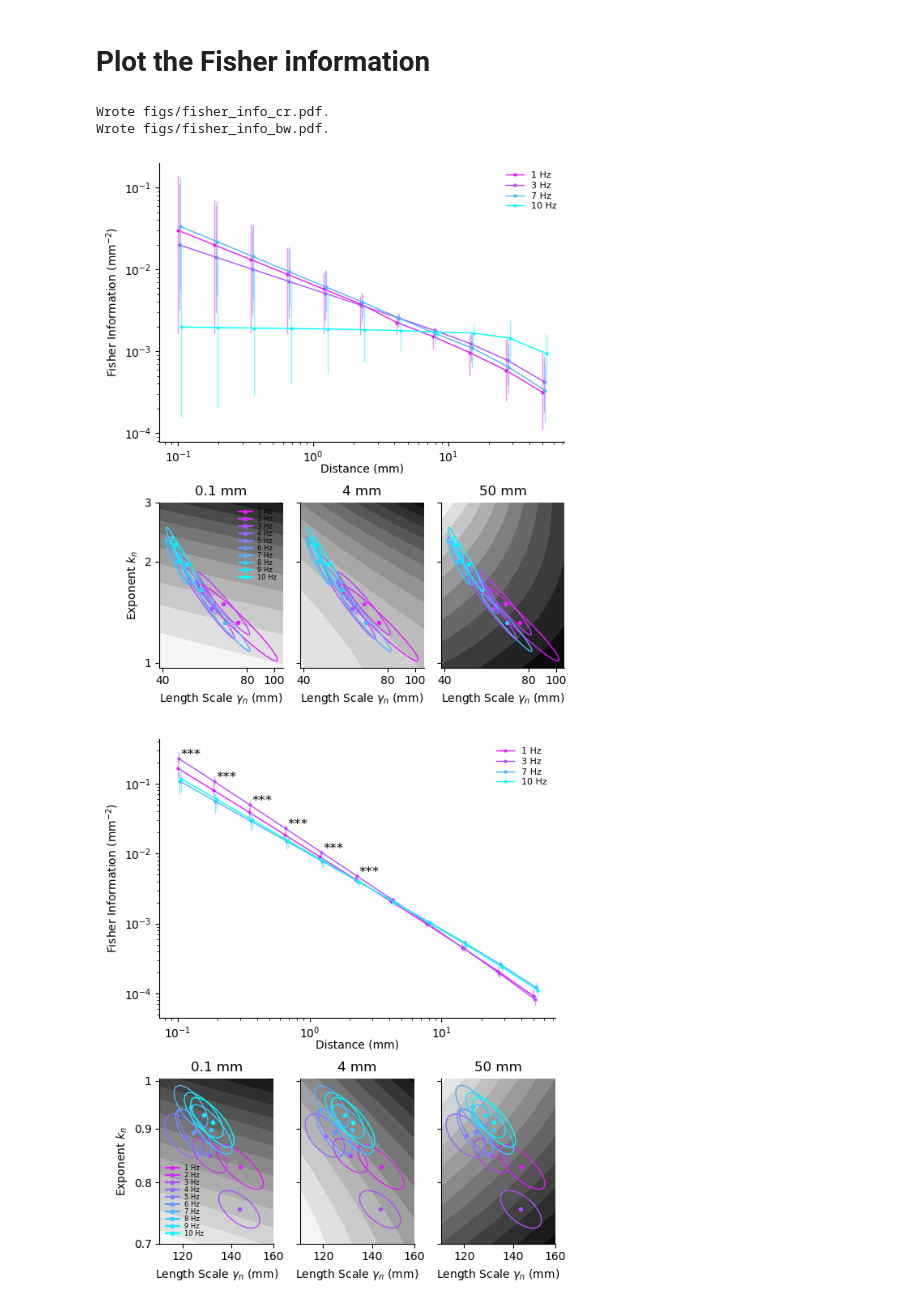
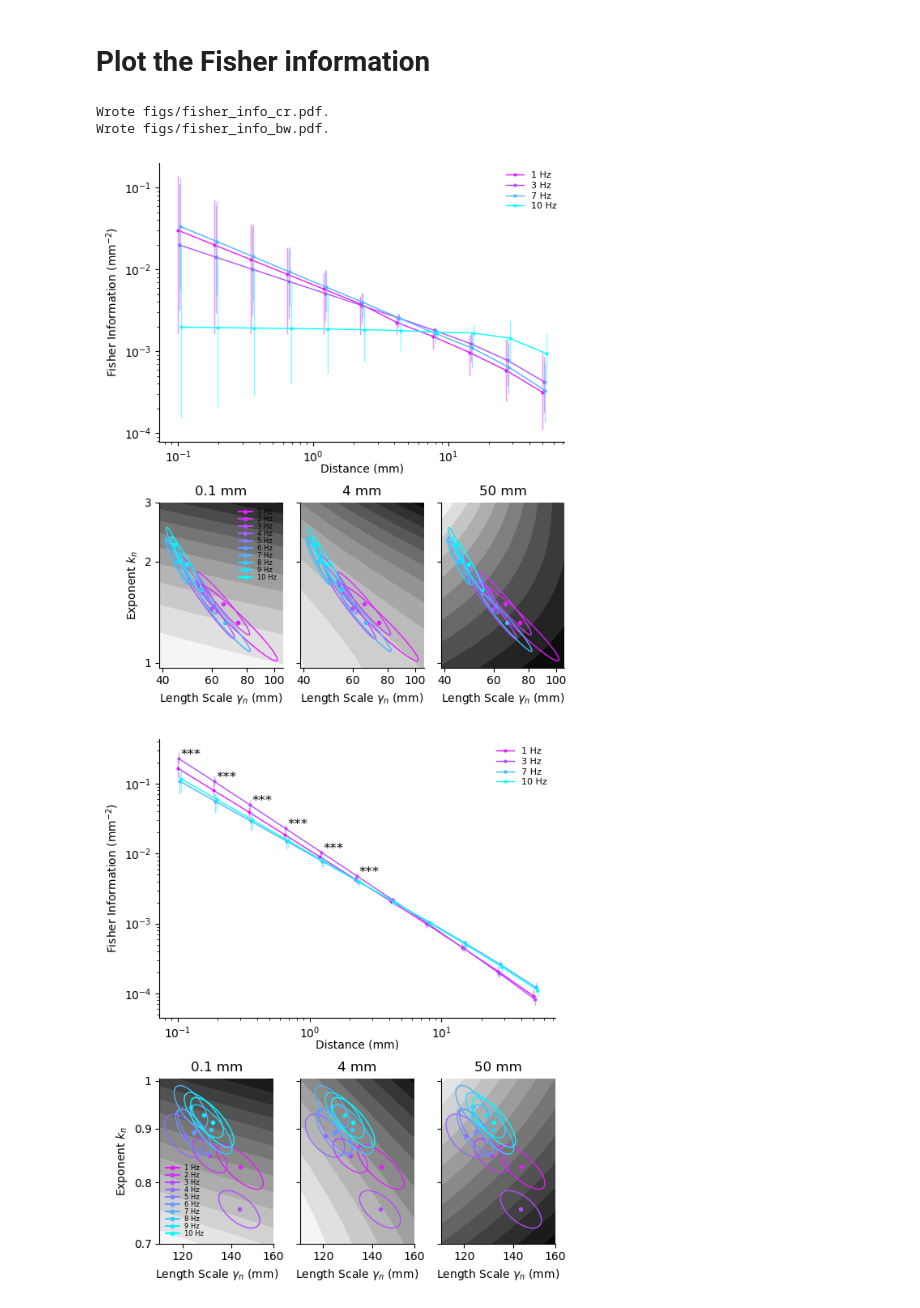
Before and after one commit to stootoon/fisher-plumes, a Jupyter notebook: make_figs.ipynb, the cells around one changed output. Drawn from its saved outputs; the diff is of its cells as text; code cells hidden in the pictures.

```diff
--- a/make_figs.ipynb
+++ b/make_figs.ipynb
@@ -154,6 +154,8 @@ Wrote figs/plumes_demo_cr.pdf.
 # %%
 reload(fpf)
 for k, F in data.items():
+    print(k)
+    sys.stdout.flush()
     if k in "bw":
         which_freqs = [1,3,7,10]
         labs = [f"{f} Hz" for f in which_freqs]
@@ -173,4 +175,5 @@ for k, F in data.items():
         ax = fpf.plot_correlations(F.rho, xl = (0, 120), slices=slices, cols=cols, n_rows = 2, plot_order = ["All"] + labs)
         [(axi.set_xlabel("Intersource distance (mm)"), axi.set_xlim(0,101), axi.set_xticks(arange(0,101,50))) for axi in ax]
         file_name = f"figs/corr_components_{k}.pdf"
+        PLOT and (savefig(file_name, bbox_inches='tight'), print(f"Wrote {file_name}."))
 # %% [output]
@@ -264,26 +270,26 @@ Wrote figs/la_vs_s_fits_bw.pdf.
 # Plot the Fisher information
 # %%
 reload(fpf)
-xtp["cr"] = [40,80,100]
+xtp["cr"] = [40,60,80,100]
 for k, F in data.items():
     figure(figsize=(6,7))
     fpf.plot_fisher_information(F,
                                 d_lim=[1,10000],
                                 d_range = [100,50000],
                                 d_scale = 1000,
                                 d_vals = np.array([0.1,4,50])*1000,
                                 d_space_fun = lambda d0,d1,n:np.logspace(log10(d0),log10(d1),n),
                                 which_ifreqs = ifreqs[k],
                                 x_stagger = lambda x, i: x*(1.02**i),
                                 fi_scale = 1, plot_fun = plt.loglog,
                                 log_scale = True,
                                 xt = log10(xtp[k]), yt = log10(ytp[k])
     )
     tight_layout(h_pad=1)
     file_name = f"figs/fisher_info_{k}.pdf"
     PLOT and (savefig(file_name, bbox_inches='tight'), print(f"Wrote {file_name}."));
 # %% [output]
 Wrote figs/fisher_info_cr.pdf.
 Wrote figs/fisher_info_bw.pdf.
-[figure, old version]
+[figure, new version]
 [figure]
```
Also changed, not shown: parts of 1 cell of this notebook, 4 other files.
